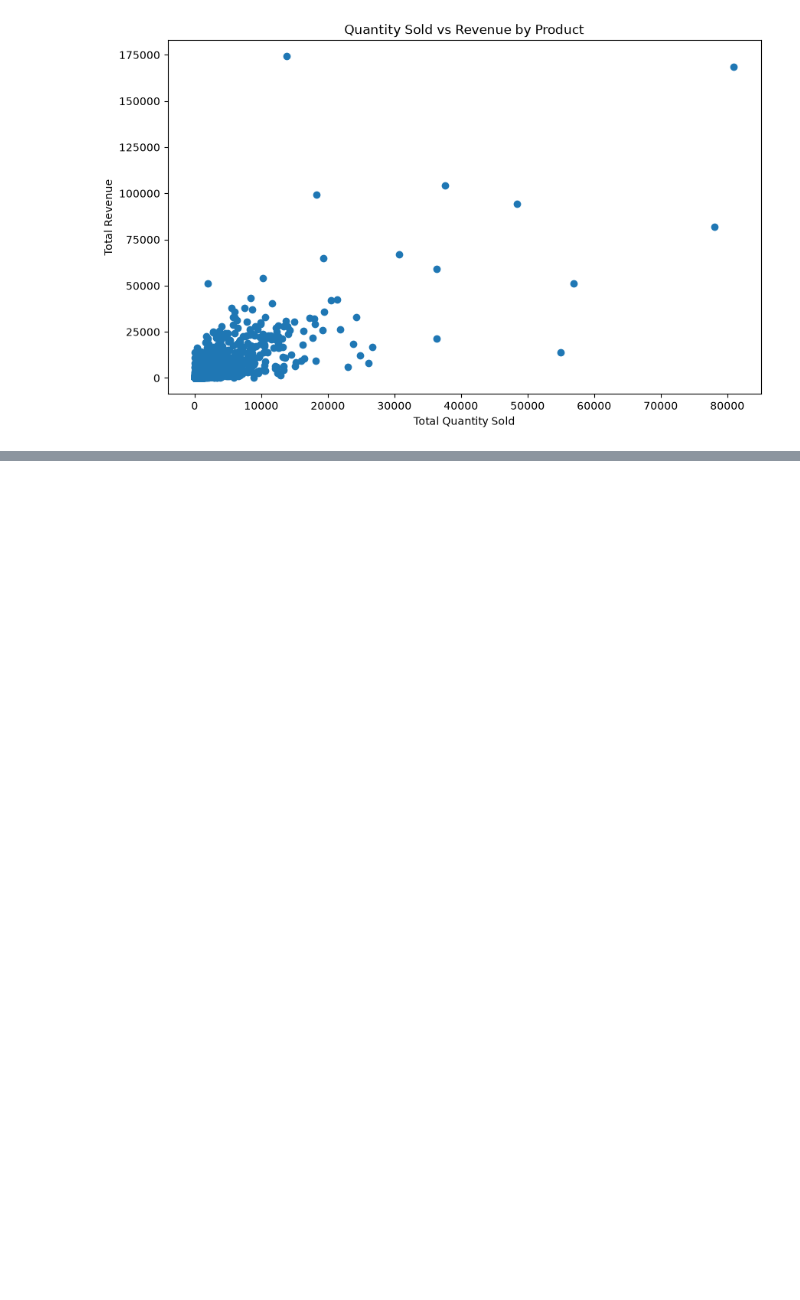
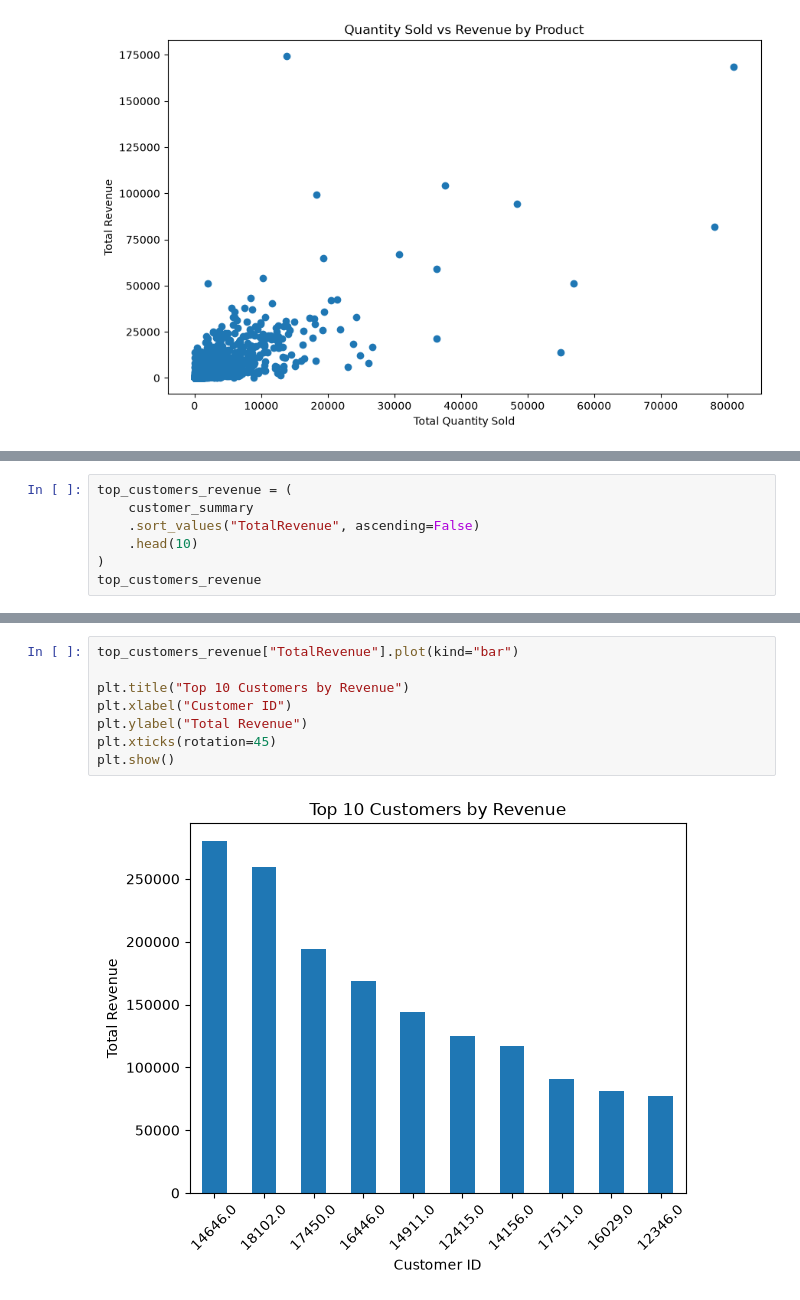
Before and after one commit to esthermaina36/online-retail-analysis, a Jupyter notebook: notebooks/01_initial_exploration.ipynb, the cells around one changed output, grey strips where cells are left out. Saved outputs shown, nothing was run; the diff lists cells and outputs as text; blank space fills up the shorter version.

```diff
--- a/notebooks/01_initial_exploration.ipynb
+++ b/notebooks/01_initial_exploration.ipynb
@@ -1057,0 +1129,7 @@ plt.show()
+# %%
+top_customers_revenue = (
+    customer_summary
+    .sort_values("TotalRevenue", ascending=False)
+    .head(10)
+)
+top_customers_revenue
@@ -1057,0 +1156,10 @@ plt.show()
+# %%
+top_customers_revenue["TotalRevenue"].plot(kind="bar")
+
+plt.title("Top 10 Customers by Revenue")
+plt.xlabel("Customer ID")
+plt.ylabel("Total Revenue")
+plt.xticks(rotation=45)
+plt.show()
+# %% [output]
+[figure, added]
```
Also changed, not shown: parts of 20 cells of this notebook, 3 other files.
